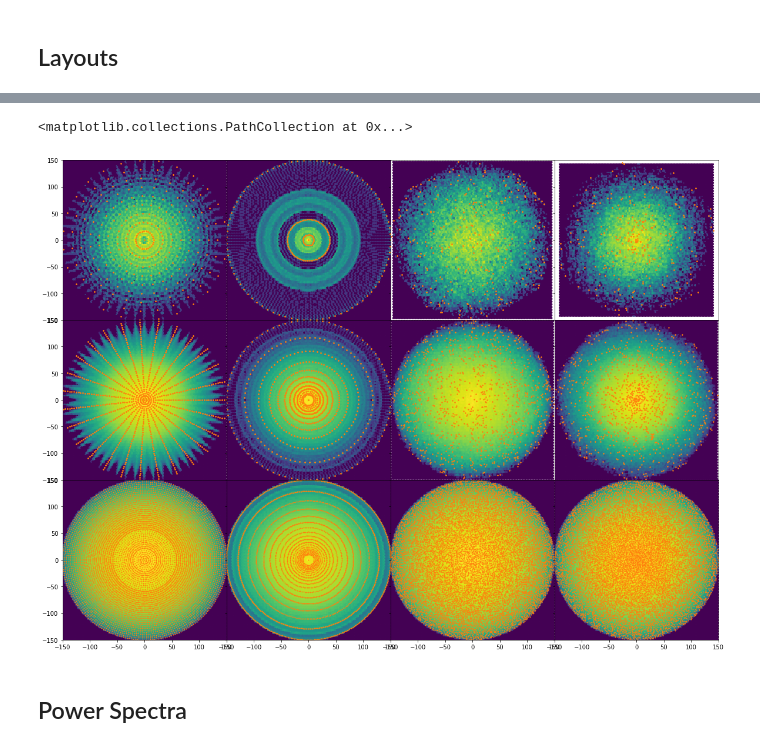
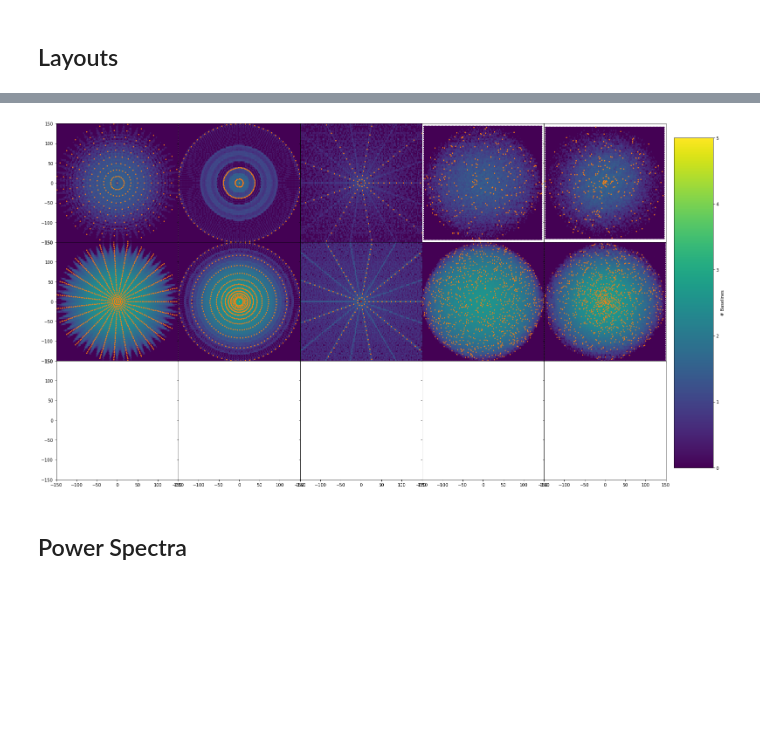
Before and after one commit to steven-murray/point_source_simulator, a Jupyter notebook: devel/ray_bolger/plots.ipynb, the cells around one changed output, grey strips where cells are left out. Cells and saved outputs as stored; diff of their text form; code cells hidden in the pictures; blank space fills up the shorter version.

```diff
--- a/devel/ray_bolger/plots.ipynb
+++ b/devel/ray_bolger/plots.ipynb
@@ -55,25 +55,25 @@ import numpy as np
 ## Layouts
 # %%
 fig, ax = plt.subplots(
-    3, 4, figsize=(20,15), sharex=True, sharey=True,
+    3, 5, figsize=(25,15), sharex=True, sharey=True,
     subplot_kw={"xlim":(-150., 150.),"ylim":(-150., 150)},
     gridspec_kw={"hspace":0, "wspace":0}
 )
 
-hexbin_kw = {"bins":'log'}
+hexbin_kw = {"bins":'log', 'vmin':0, 'vmax':5}
 
 
 bl, [x,y] = layouts.get_baselines_spokes(256, nspokes=3, umin=10, umax=150, antenna_diameter=1.5, base=3, log=False)
-ax[0,0].hexbin(bl[0], bl[1], **hexbin_kw)
+im = ax[0,0].hexbin(bl[0], bl[1], **hexbin_kw)
 ax[0,0].scatter(x,y,s=3, color='C1')
 
 bl, [x,y] = layouts.get_baselines_spokes(1000, nspokes=3, umin=10, umax=150, antenna_diameter=1.5, base=3, log=False)
 ax[1,0].hexbin(bl[0], bl[1], **hexbin_kw)
 ax[1,0].scatter(x,y,s=3, color='C1')
 
-bl, [x,y] = layouts.get_baselines_spokes(10000, nspokes=5, umin=10, umax=150, antenna_diameter=1.5, base=3, log=False)
-ax[2,0].hexbin(bl[0], bl[1], **hexbin_kw)
-ax[2,0].scatter(x,y,s=1, color='C1')
+# bl, [x,y] = layouts.get_baselines_spokes(10000, nspokes=5, umin=10, umax=150, antenna_diameter=1.5, base=3, log=False)
+# ax[2,0].hexbin(bl[0], bl[1], **hexbin_kw)
+# ax[2,0].scatter(x,y,s=1, color='C1')
 
 
 bl, [x,y] = layouts.get_baselines_spokes(256, nspokes=4, umin=10, umax=150, antenna_diameter=1.5, base=3, log=True)
@@ -84,33 +84,56 @@ bl, [x,y] = layouts.get_baselines_spokes(1000, nspokes=4, umin=10, umax=150, ant
 ax[1,1].hexbin(bl[0], bl[1], **hexbin_kw)
 ax[1,1].scatter(x,y,s=3, color='C1')
 
-bl, [x,y] = layouts.get_baselines_spokes(10000, nspokes=9, umin=10, umax=150, antenna_diameter=1.5, base=2, log=True)
-ax[2,1].hexbin(bl[0], bl[1], **hexbin_kw)
-ax[2,1].scatter(x,y,s=1, color='C1')
+# bl, [x,y] = layouts.get_baselines_spokes(10000, nspokes=9, umin=10, umax=150, antenna_diameter=1.5, base=2, log=True)
+# ax[2,1].hexbin(bl[0], bl[1], **hexbin_kw)
+# ax[2,1].scatter(x,y,s=1, color='C1')
+
+
+bl, [x,y] = layouts.get_baselines_spokes(256, nspokes=2, umin=10, umax=150, antenna_diameter=1.5, base=3, log=True, large=True)
+bl = bl[:, np.logical_and(np.abs(bl[0])<150, np.abs(bl[1])<150)]
+ax[0,2].hexbin(bl[0], bl[1], **hexbin_kw)
+ax[0,2].scatter(x,y,s=3, color='C1')
+
+bl, [x,y] = layouts.get_baselines_spokes(1000, nspokes=2, umin=10, umax=150, antenna_diameter=1.5, base=3, log=True, large=True)
+bl = bl[:, np.logical_and(np.abs(bl[0])<150, np.abs(bl[1])<150)]
+ax[1,2].hexbin(bl[0], bl[1], **hexbin_kw)
+ax[1,2].scatter(x,y,s=3, color='C1')
+
+# bl, [x,y] = layouts.get_baselines_spokes(10000, nspokes=9, umin=10, umax=150, antenna_diameter=1.5, base=2, log=True, large=True)
+# bl = bl[:, np.logical_and(np.abs(bl[0])<150, np.abs(bl[1])<150)]
+# ax[2,2].hexbin(bl[0], bl[1], **hexbin_kw)
+# ax[2,2].scatter(x,y,s=1, color='C1')
+
 
 
 bl, [x,y] = layouts.get_baselines_filled_circle(N=256, umax=150, alpha=0, antenna_diameter=1.5)
-ax[0,2].hexbin(bl[0], bl[1], **hexbin_kw)
-ax[0,2].scatter(x,y,s=3, color='C1')
+ax[0,3].hexbin(bl[0], bl[1], **hexbin_kw)
+ax[0,3].scatter(x,y,s=3, color='C1')
 
 bl, [x,y] = layouts.get_baselines_filled_circle(N=1000, umax=150, alpha=0, antenna_diameter=1.5)
-ax[1,2].hexbin(bl[0], bl[1], **hexbin_kw)
-ax[1,2].scatter(x,y,s=2, color='C1')
+ax[1,3].hexbin(bl[0], bl[1], **hexbin_kw)
+ax[1,3].scatter(x,y,s=2, color='C1')
 
-bl, [x,y] = layouts.get_baselines_filled_circle(N=10000, umax=150, alpha=0, antenna_diameter=1.5, maxlevel=50)
-ax[2,2].hexbin(bl[0], bl[1], **hexbin_kw)
-ax[2,2].scatter(x,y,s=1, color='C1')
+# bl, [x,y] = layouts.get_baselines_filled_circle(N=10000, umax=150, alpha=0, antenna_diameter=1.5, maxlevel=50)
+# ax[2,3].hexbin(bl[0], bl[1], **hexbin_kw)
+# ax[2,3].scatter(x,y,s=1, color='C1')
 
 
 bl, [x,y] = layouts.get_baselines_filled_circle(N=256, umax=150, alpha=-1, antenna_diameter=1.5)
-ax[0,3].hexbin(bl[0], bl[1], **hexbin_kw)
-ax[0,3].scatter(x,y,s=3, color='C1')
+ax[0,4].hexbin(bl[0], bl[1], **hexbin_kw)
+ax[0,4].scatter(x,y,s=3, color='C1')
 
 bl, [x,y] = layouts.get_baselines_filled_circle(N=1000, umax=150, alpha=-1, antenna_diameter=1.5)
-ax[1,3].hexbin(bl[0], bl[1], **hexbin_kw)
-ax[1,3].scatter(x,y,s=2, color='C1')
+ax[1,4].hexbin(bl[0], bl[1], **hexbin_kw)
+ax[1,4].scatter(x,y,s=2, color='C1')
 
-bl, [x,y] = layouts.get_baselines_filled_circle(N=10000, umax=150, alpha=-1, antenna_diameter=1.5, maxlevel=50)
-ax[2,3].hexbin(bl[0], bl[1], **hexbin_kw)
-ax[2,3].scatter(x,y,s=1, color='C1')
+# bl, [x,y] = layouts.get_baselines_filled_circle(N=10000, umax=150, alpha=-1, antenna_diameter=1.5, maxlevel=50)
+# ax[2,4].hexbin(bl[0], bl[1], **hexbin_kw)
+# ax[2,4].scatter(x,y,s=1, color='C1')
+
+# COLORBAR
+fig.subplots_adjust(right=0.9)
+cbar_ax = fig.add_axes([0.91, 0.15, 0.05, 0.7])
+cbar = fig.colorbar(im, cax=cbar_ax)
+cbar.set_label("# Baselines")
 # %% [output]
@@ -134,5 +157,4 @@ LEVEL=37, N=10000, n=1
-<matplotlib.collections.PathCollection at 0x...>
-[figure, old version]
+[figure, new version]
 # %% [markdown]
 ## Power Spectra
 # %%
```
Also changed, not shown: parts of 13 cells of this notebook, 7 other files.
